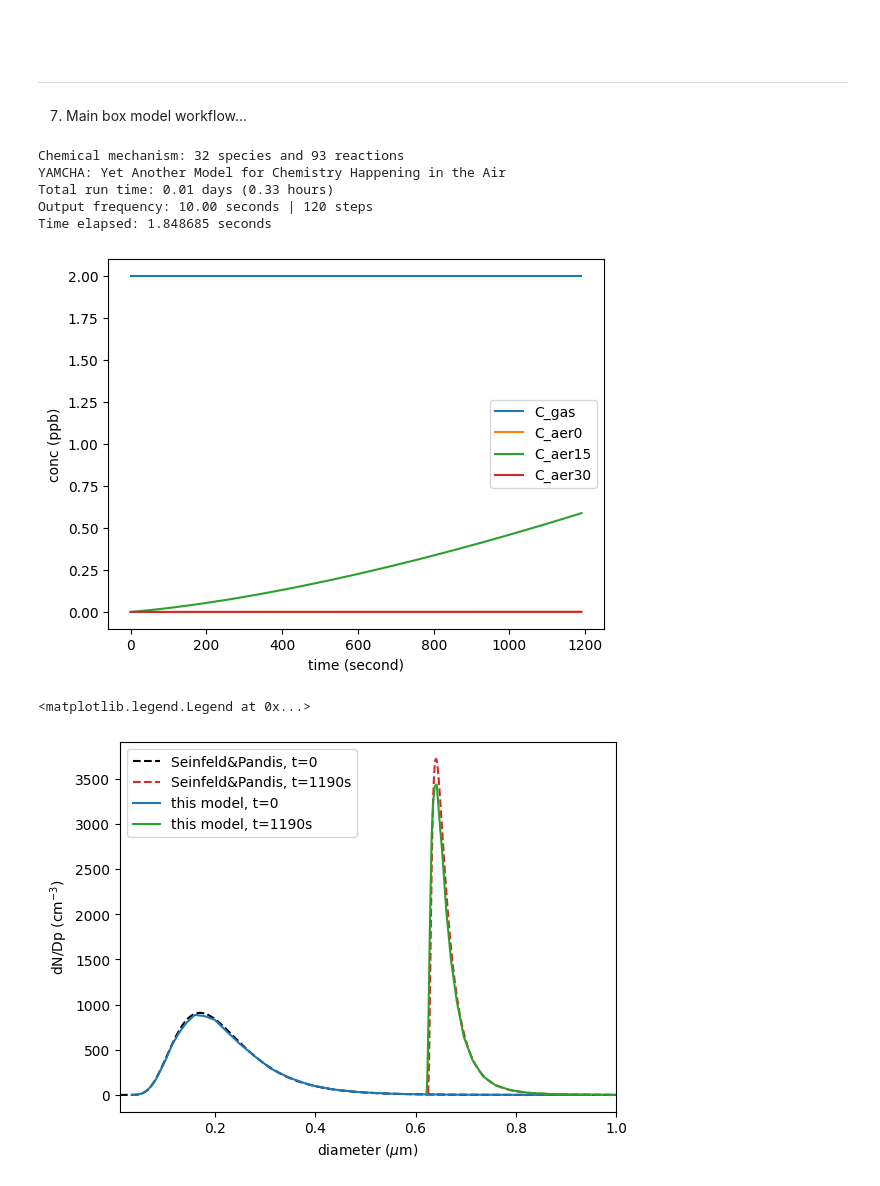
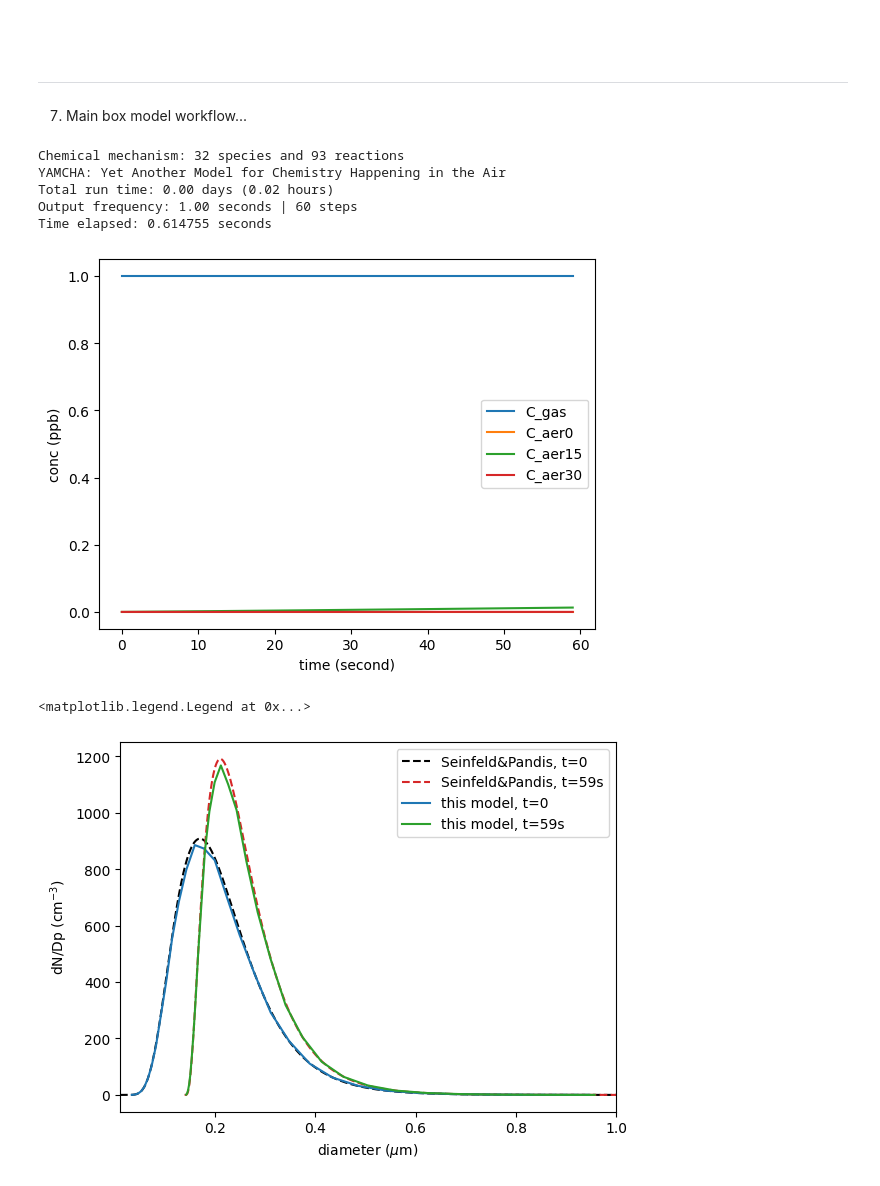
Before and after one commit to drpeppurr/yamcha, a Jupyter notebook: tutorial/YAMCHA_tutorial_ch8.ipynb, the cells around one changed output. Drawn from its saved outputs; the diff is of its cells as text; code cells hidden in the pictures.

```diff
--- a/tutorial/YAMCHA_tutorial_ch8.ipynb
+++ b/tutorial/YAMCHA_tutorial_ch8.ipynb
@@ -518,8 +520,8 @@ rho_g_cm3 = 1.        # aerosol density
 N0 = 170
 Dp_mean_um = 0.2      # initial median diameter
 sigma = 1.5           # aerosol size dist sigma
-p_Pa = 2.*101325e-9   # vapor pressure, in Pa
-peq_Pa = 101325e-9    # saturation vapor pressure, in Pa
+p_Pa = 101325e-9   # vapor pressure, in Pa
+peq_Pa = 0.    # saturation vapor pressure, in Pa
 
 
 # --- this is not dN/dlogDp, but rather dN/Dp, so the unit is a bit counter intuitive
@@ -790,8 +792,10 @@ def jac(t,conc):
 # Model configuration
 # ===================
 # --- time stamps
-total_run_time_days = 1200./86400         # how long you want to run the model?
-output_frequency_seconds = 10           # how often do you save the output?
+# total_run_time_days = 1200./86400         # how long you want to run the model?
+# output_frequency_seconds = 10           # how often do you save the output?
+total_run_time_days = 60./86400.         # how long you want to run the model?
+output_frequency_seconds = 1.           # how often do you save the output?
 tout_s = np.arange(0,total_run_time_days*86400,output_frequency_seconds)  # output time stamps, unit: second
 
 # ================================
@@ -846,12 +850,12 @@ RO2 = 0         # total RO2 concentration (molec/cm3). MCM needs this. not reall
 RO2_ts = []     # this is a MCM thing
 
 # --- initial condition. need to convert to molec/cm3
-conc_init['C_gas'] = (2)     *press*(6.0232E+8)/(8.314*temp)
+conc_init['C_gas'] = (1)     *press*(6.0232E+8)/(8.314*temp)
 
 # --- saturation vapor pressure
 #     Kelvin effect is corrected but doesn't matter that much for accumulation/larger
 surface_tension_water_N_m = 0.072   # Pruppacher and Klett (1997). For water. Often used for aerosols too
-SatVapPres_Pa = 101325e-9
+SatVapPres_Pa = 0
 if_Kelvin = False
 
 # --- density, molecular weight of the condensing materials
@@ -966,38 +970,38 @@ reaction_rates.columns = in_ChemMech.columns
 wrapup_str = 'YAMCHA: Yet Another Model for Chemistry Happening in the Air\n'
 wrapup_str = wrapup_str + 'Total run time: %.2f days (%.2f hours)\n' % (total_run_time_days, total_run_time_days*24)
 wrapup_str = wrapup_str + 'Output frequency: %.2f seconds | %d steps\n' % (output_frequency_seconds, total_run_time_days*86400/output_frequency_seconds)
 wrapup_str = wrapup_str + 'Time elapsed: %.6f seconds' % (time.time() - start_time)
 print( wrapup_str )
 
 for s in ['C_gas','C_aer0','C_aer%d'%(int(len(init_bin_center_um)/2)),'C_aer%d'%(-1+len(init_bin_center_um))]:
     plt.plot(tout_s,conc[s]/(press*(6.0232E+8)/(8.314*temp)),'-',label=s)
     # plt.yscale('log')
 plt.xlabel('time (second)')
 plt.ylabel('conc (ppb)')
 plt.legend()
 plt.show()
 
 
 # --- analytical solutions from the Seinfeld & Pandis book
 plt.plot(Dp_um,lognormal_dist_dN_dDp(Dp_um, Dp_mean_um, sigma, N0),'k--',label='Seinfeld&Pandis, t=0')
 plt.plot(Dp_um,lognormal_aerosol_growth_func(Dp_um, tout_s[-1], conc_init['C_gas'].values*8.314*temp/press/6.0232e+11 *1e-6*101325., SatVapPres_Pa, Dg_cm2_s, Mw_g_mol, N0, Dp_mean_um, sigma),'C3--',label='Seinfeld&Pandis, t=%ds'%(tout_s[-1]))
 # --- modeled!!!
 plt.plot(init_bin_center_um,init_dN_dDp_cm3,'C0-',label='this model, t=0')
 plt.plot(new_Dp_um,new_dN_dDp_cm3,'C2-',label='this model, t=%ds'%(tout_s[-1]))
 plt.xlim([0.01,1])
 # plt.xscale('log')
 plt.ylabel(r'dN/Dp (cm$^{-3}$)')
 plt.xlabel(r'diameter ($\mu$m)')
 plt.legend()
 # %% [output]
 Chemical mechanism: 32 species and 93 reactions
 YAMCHA: Yet Another Model for Chemistry Happening in the Air
-Total run time: 0.01 days (0.33 hours)
-Output frequency: 10.00 seconds | 120 steps
-Time elapsed: 1.848685 seconds
+Total run time: 0.00 days (0.02 hours)
+Output frequency: 1.00 seconds | 60 steps
+Time elapsed: 0.614755 seconds
-[figure, old version]
+[figure, new version]
 <matplotlib.legend.Legend at 0x...>
-[figure, old version]
+[figure, new version]
 # %%
 from matplotlib.colors import LogNorm
 
```
Also changed, not shown: parts of 3 cells of this notebook.
